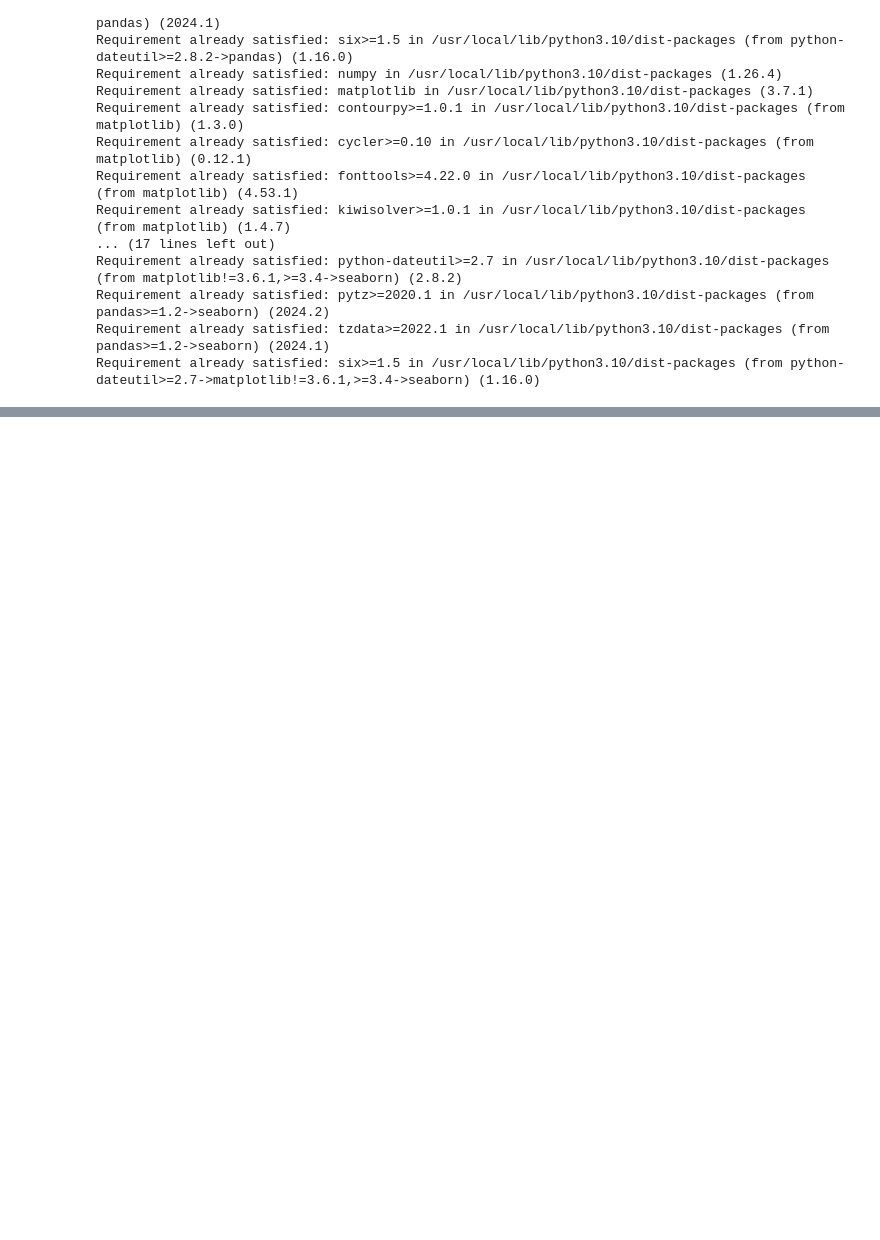
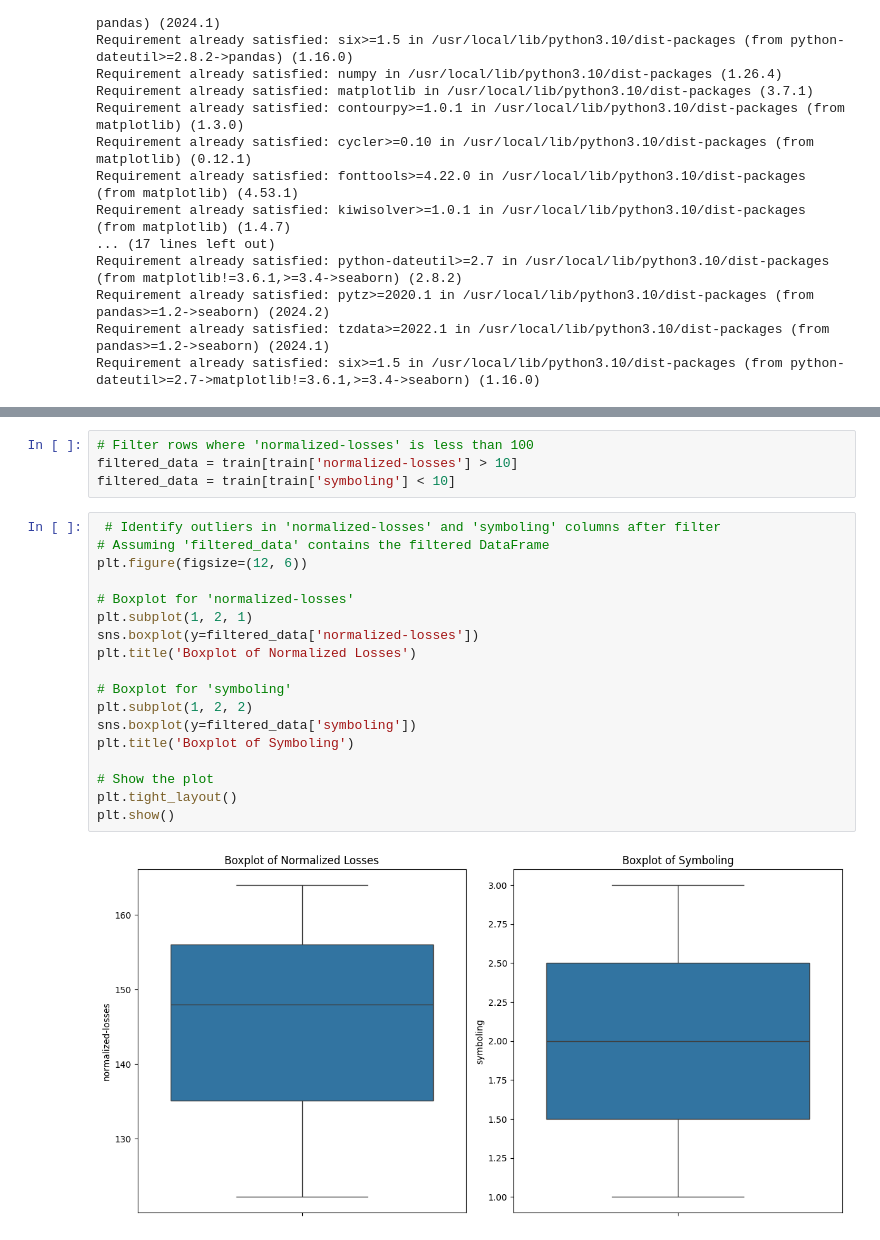
Before and after one commit to MaryamS5/ML_Work, a Jupyter notebook: assig1.ipynb, the cells around one changed output, grey strips where cells are left out. Drawn from its saved outputs; the diff is of its cells as text; blank space fills up the shorter version.

```diff
--- a/assig1.ipynb
+++ b/assig1.ipynb
@@ -265,0 +209,24 @@ plt.show()
+# %%
+# Filter rows where 'normalized-losses' is less than 100
+filtered_data = train[train['normalized-losses'] > 10]
+filtered_data = train[train['symboling'] < 10]
+# %%
+ # Identify outliers in 'normalized-losses' and 'symboling' columns after filter
+# Assuming 'filtered_data' contains the filtered DataFrame
+plt.figure(figsize=(12, 6))
+
+# Boxplot for 'normalized-losses'
+plt.subplot(1, 2, 1)
+sns.boxplot(y=filtered_data['normalized-losses'])
+plt.title('Boxplot of Normalized Losses')
+
+# Boxplot for 'symboling'
+plt.subplot(1, 2, 2)
+sns.boxplot(y=filtered_data['symboling'])
+plt.title('Boxplot of Symboling')
+
+# Show the plot
+plt.tight_layout()
+plt.show()
+# %% [output]
+[figure, added]
```
Also changed, not shown: parts of 38 cells of this notebook.
